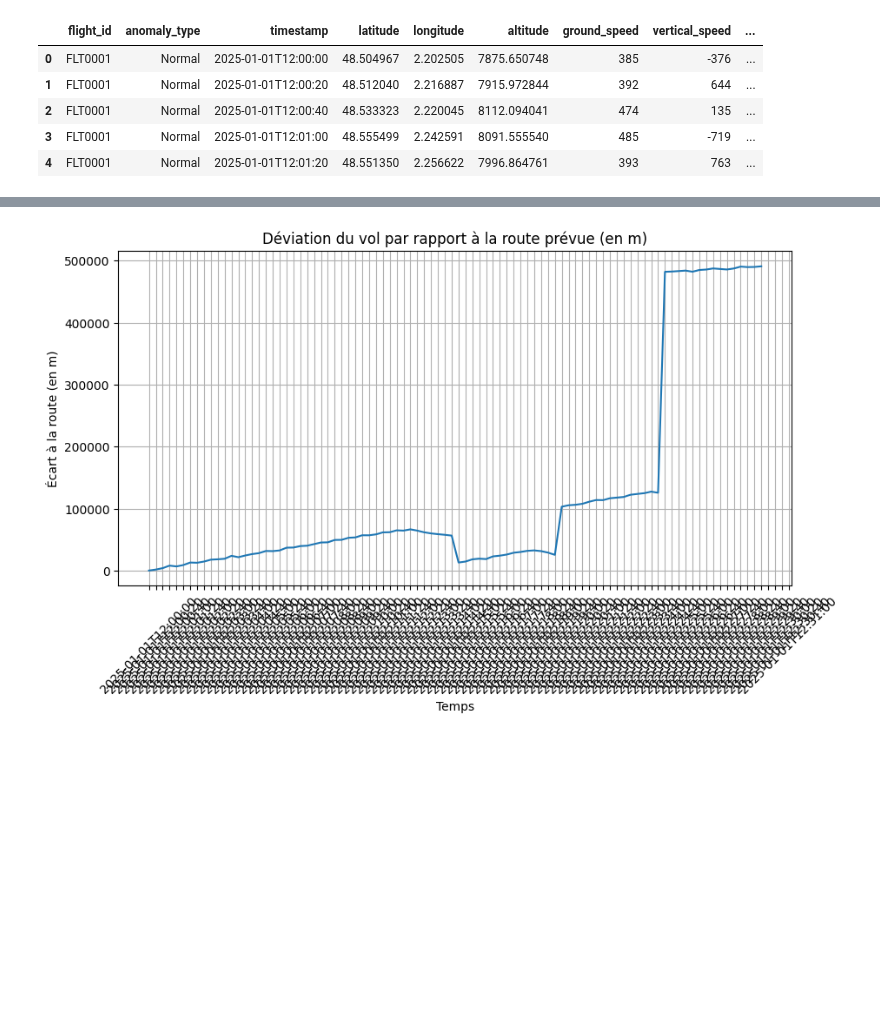
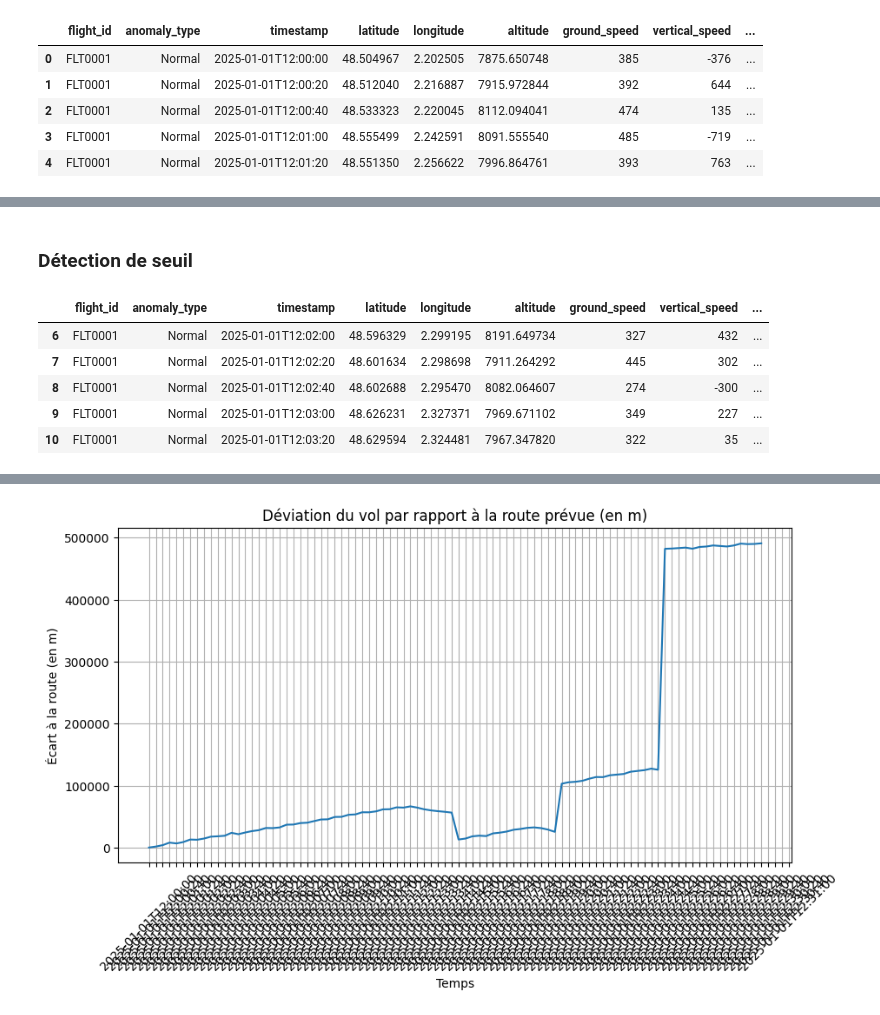
Before and after one commit to MGentieu/Data_analytics_aircraft_messages, a Jupyter notebook: TP4/GENTIEU_GOUESSE_TP4.ipynb, the cells around one changed output, grey strips where cells are left out. Saved outputs shown, nothing was run; the diff lists cells and outputs as text; code cells hidden in the pictures; blank space fills up the shorter version.

```diff
--- a/TP4/GENTIEU_GOUESSE_TP4.ipynb
+++ b/TP4/GENTIEU_GOUESSE_TP4.ipynb
@@ -261,25 +284,19 @@ Puisque nous n'avons pas le plan de vol officiel, nous allons simuler une "route
 # %%
 def generate_polyline(flight_df):
-  #Trier le vol en fonction des dates enregistrées.
-  flight_df = flight_df.sort_values("timestamp")
+    # Trier par timestamp
+    flight_df = flight_df.sort_values("timestamp")
 
-  #Premier point
-  lat0, long0 = flight_df.iloc[0]["latitude"], flight_df.iloc[0]["longitude"]
+    # Premier point
+    lat0, long0 = flight_df.iloc[0][["latitude", "longitude"]]
 
-  #Dernier Point
-  latN, longN = flight_df.iloc[-1]["latitude"], flight_df.iloc[-1]["longitude"]
+    # Dernier point
+    latN, longN = flight_df.iloc[-1][["latitude", "longitude"]]
 
+    # Point médian
+    mid_idx = len(flight_df) // 2
+    mid_lat, mid_long = flight_df.iloc[mid_idx][["latitude", "longitude"]]
 
-  #Point médian réaliste:
-  mid_idx = len(flight_df) // 2
-  mid_lat, mid_long = flight_df.iloc[mid_idx]["latitude"], flight_df.iloc[mid_idx]["longitude"]
-  polyline=f"{lat0},{long0};{mid_lat},{mid_long};{latN},{longN}"
+    # Polyline au format "lat,long;lat,long;lat,long"
+    polyline = f"{lat0},{long0};{mid_lat},{mid_long};{latN},{longN}"
 
-  return polyline
-
-df["intended_route_polyline"]=  (
-    df.groupby("flight_id")
-    .apply(generate_polyline)
-    .reset_index(level=0, drop=True)
-    )
-df.head()
+    return polyline
@@ -366,0 +414,13 @@ Ce graphique permet de repérer des sauts brusques ou des dérives progressives
+# %% [markdown]
+### Détection de seuil
+# %%
+threshold = 10000  # 10 km
+df_anomalies = df[df["deviation_m"] > threshold]
+df_anomalies.head()
+# %% [output]
+|  | flight_id | anomaly_type | timestamp | latitude | longitude | altitude | ground_speed | vertical_speed | ... |
+| 6 | FLT0001 | Normal | 2025-01-01T12:02:00 | 48.596329 | 2.299195 | 8191.649734 | 327 | 432 | ... |
+| 7 | FLT0001 | Normal | 2025-01-01T12:02:20 | 48.601634 | 2.298698 | 7911.264292 | 445 | 302 | ... |
+| 8 | FLT0001 | Normal | 2025-01-01T12:02:40 | 48.602688 | 2.295470 | 8082.064607 | 274 | -300 | ... |
+| 9 | FLT0001 | Normal | 2025-01-01T12:03:00 | 48.626231 | 2.327371 | 7969.671102 | 349 | 227 | ... |
+| 10 | FLT0001 | Normal | 2025-01-01T12:03:20 | 48.629594 | 2.324481 | 7967.347820 | 322 | 35 | ... |
```
Also changed, not shown: parts of 75 cells of this notebook.
